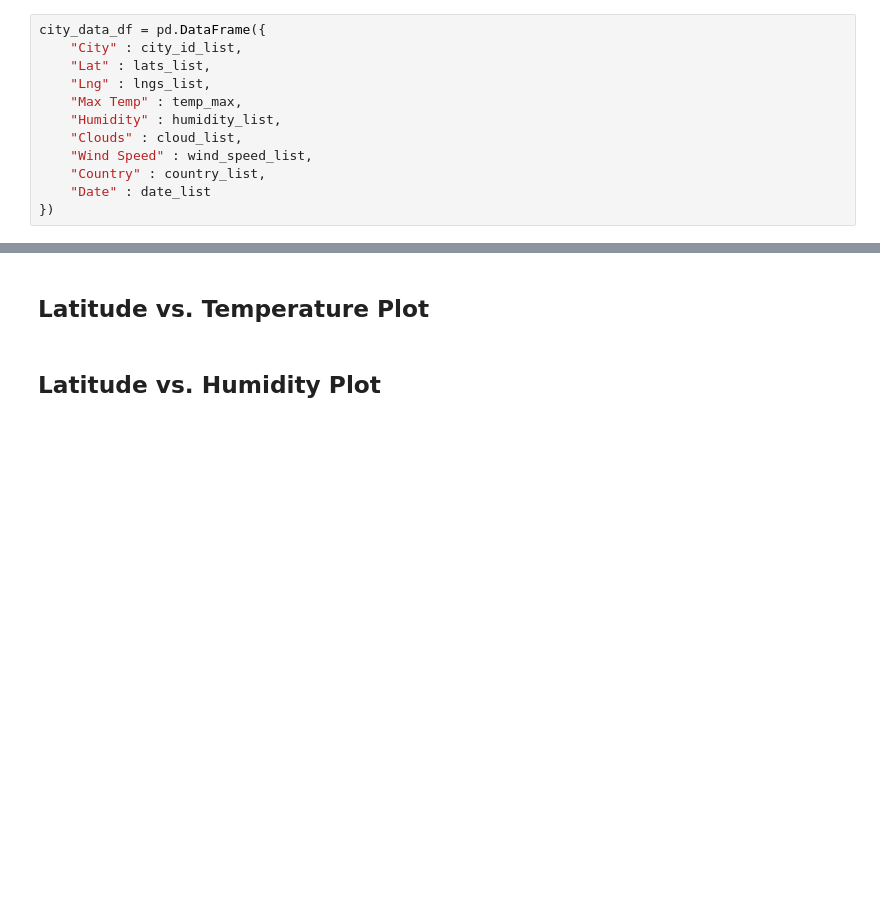
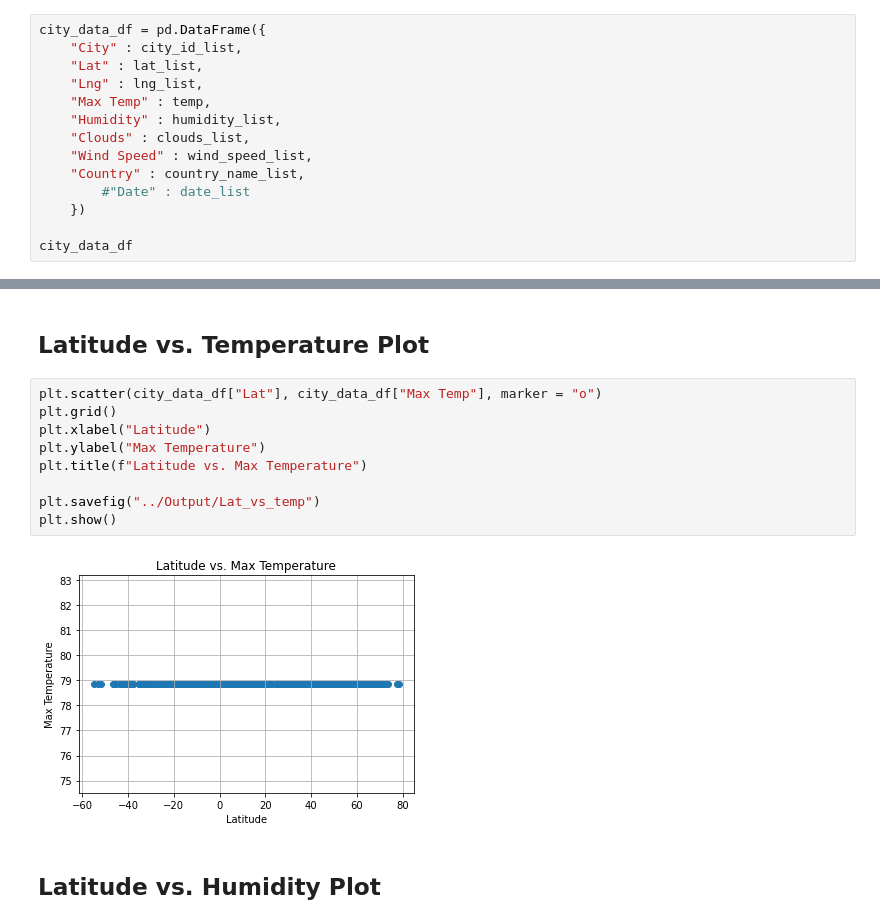
Before and after one commit to Ramyals-web/Python-API-Challenges, a Jupyter notebook: starter_code/WeatherPy.ipynb, the cells around one changed output, grey strips where cells are left out. Saved outputs shown, nothing was run; the diff lists cells and outputs as text; blank space fills up the shorter version.

```diff
--- a/starter_code/WeatherPy.ipynb
+++ b/starter_code/WeatherPy.ipynb
@@ -136,13 +140,15 @@ City Name: stabat, City ID: 1213655, Temperature:80.8,  Humidity:94, Clouds:100,
 # %%
 city_data_df = pd.DataFrame({
     "City" : city_id_list,
-    "Lat" : lats_list,
-    "Lng" : lngs_list,
-    "Max Temp" : temp_max,
+    "Lat" : lat_list,
+    "Lng" : lng_list,
+    "Max Temp" : temp,
     "Humidity" : humidity_list,
-    "Clouds" : cloud_list,
+    "Clouds" : clouds_list,
     "Wind Speed" : wind_speed_list,
-    "Country" : country_list,
-    "Date" : date_list
-})
+    "Country" : country_name_list,
+        #"Date" : date_list
+    })
+
+city_data_df
 # %% [output]
@@ -162,5 +182,16 @@ Skip this step if there are no cities that have humidity > 100%.
 * Save the plotted figures as .pngs.
 # %% [markdown]
 ## Latitude vs. Temperature Plot
+# %%
+plt.scatter(city_data_df["Lat"], city_data_df["Max Temp"], marker = "o")
+plt.grid()
+plt.xlabel("Latitude")
+plt.ylabel("Max Temperature")
+plt.title(f"Latitude vs. Max Temperature")
+
+plt.savefig("../Output/Lat_vs_temp")
+plt.show()
+# %% [output]
+[figure, added]
 # %% [markdown]
 ## Latitude vs. Humidity Plot
```
Also changed, not shown: parts of 7 cells of this notebook.
